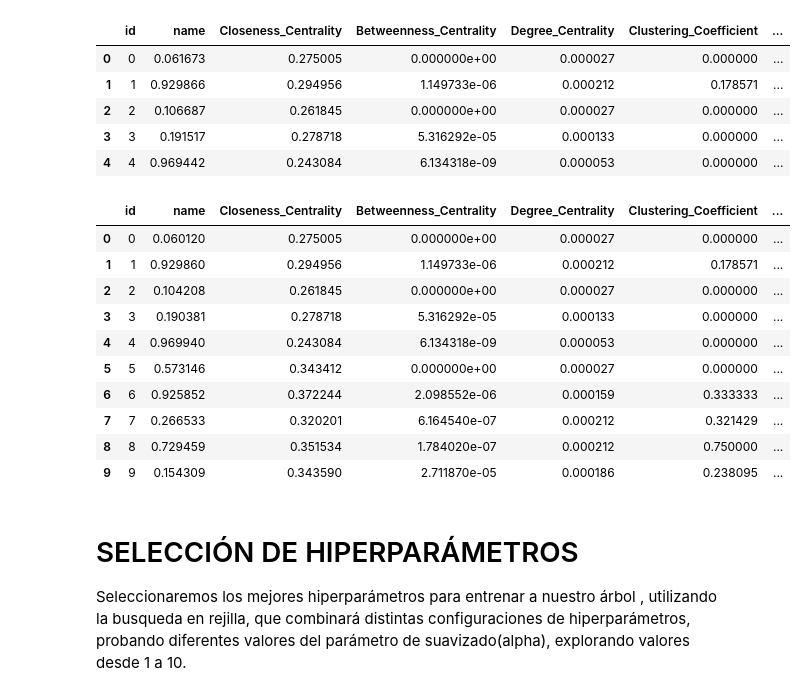
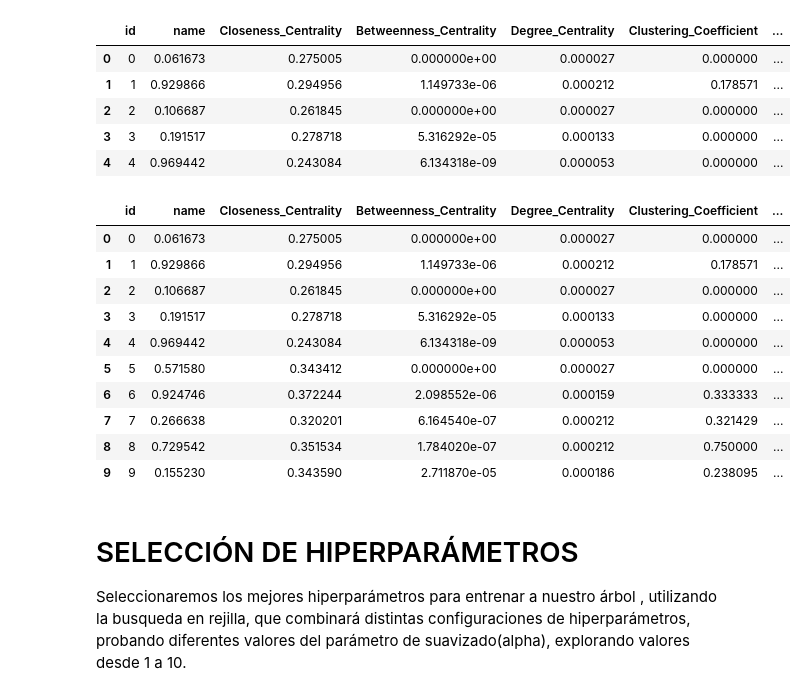
Before and after one commit to angelalop03/AprendizajeAutomaticoRelacional-G1, a Jupyter notebook: Modelos/NaiveBayes.ipynb, the cells around one changed output. Saved outputs shown, nothing was run; the diff lists cells and outputs as text; code cells hidden in the pictures.

```diff
--- a/Modelos/NaiveBayes.ipynb
+++ b/Modelos/NaiveBayes.ipynb
@@ -69,7 +68,9 @@ atributtes.head(5)
 Para garantizar que nuestro modelo de Naive Bayes funcione correctamente, es crucial qcodificar cualquier columna categórica que no pueda manejar directamente. Utilizaremos las técnicas más adecuadas para transformar las  categorias en numeros y discretizarlo según sea  necesario y despúes normalizarlo.
 # %%
 codificador_ad = OrdinalEncoder()
-atributtes[ad] = codificador_ad.fit_transform(atributtes[ad])
+codificador_ad.fit(atributtes[ad])
+
+atributtes[ad] = codificador_ad.transform(atributtes[ad])
 # %%
 #Normalizamos la columna nombre
 scaler = MinMaxScaler(
@@ -87,28 +88,28 @@ atributtes.head(5)
 # %%
 # Discretizamos
 
 discretizar = KBinsDiscretizer(
     n_bins=500,
     encode='ordinal',
     strategy='uniform'
 )
 
-atributtes['name'] = discretizar.fit_transform(atributtes[['name']])
-atributtes['name'] = scaler.fit_transform(atributtes[['name']])
+atributtes_discretized = atributtes.copy()
+atributtes_discretized[ac] = discretizar.fit_transform(atributtes[ac])
 
 atributtes.head(10)
 # %% [output]
 |  | id | name | Closeness_Centrality | Betweenness_Centrality | Degree_Centrality | Clustering_Coefficient | ... |
-| 0 | 0 | 0.060120 | 0.275005 | 0.000000e+00 | 0.000027 | 0.000000 | ... |
-| 1 | 1 | 0.929860 | 0.294956 | 1.149733e-06 | 0.000212 | 0.178571 | ... |
-| 2 | 2 | 0.104208 | 0.261845 | 0.000000e+00 | 0.000027 | 0.000000 | ... |
-| 3 | 3 | 0.190381 | 0.278718 | 5.316292e-05 | 0.000133 | 0.000000 | ... |
-| 4 | 4 | 0.969940 | 0.243084 | 6.134318e-09 | 0.000053 | 0.000000 | ... |
-| 5 | 5 | 0.573146 | 0.343412 | 0.000000e+00 | 0.000027 | 0.000000 | ... |
-| 6 | 6 | 0.925852 | 0.372244 | 2.098552e-06 | 0.000159 | 0.333333 | ... |
-| 7 | 7 | 0.266533 | 0.320201 | 6.164540e-07 | 0.000212 | 0.321429 | ... |
-| 8 | 8 | 0.729459 | 0.351534 | 1.784020e-07 | 0.000212 | 0.750000 | ... |
-| 9 | 9 | 0.154309 | 0.343590 | 2.711870e-05 | 0.000186 | 0.238095 | ... |
+| 0 | 0 | 0.061673 | 0.275005 | 0.000000e+00 | 0.000027 | 0.000000 | ... |
+| 1 | 1 | 0.929866 | 0.294956 | 1.149733e-06 | 0.000212 | 0.178571 | ... |
+| 2 | 2 | 0.106687 | 0.261845 | 0.000000e+00 | 0.000027 | 0.000000 | ... |
+| 3 | 3 | 0.191517 | 0.278718 | 5.316292e-05 | 0.000133 | 0.000000 | ... |
+| 4 | 4 | 0.969442 | 0.243084 | 6.134318e-09 | 0.000053 | 0.000000 | ... |
+| 5 | 5 | 0.571580 | 0.343412 | 0.000000e+00 | 0.000027 | 0.000000 | ... |
+| 6 | 6 | 0.924746 | 0.372244 | 2.098552e-06 | 0.000159 | 0.333333 | ... |
+| 7 | 7 | 0.266638 | 0.320201 | 6.164540e-07 | 0.000212 | 0.321429 | ... |
+| 8 | 8 | 0.729542 | 0.351534 | 1.784020e-07 | 0.000212 | 0.750000 | ... |
+| 9 | 9 | 0.155230 | 0.343590 | 2.711870e-05 | 0.000186 | 0.238095 | ... |
 # %% [markdown]
 # SELECCIÓN DE HIPERPARÁMETROS
 Seleccionaremos los mejores hiperparámetros para entrenar a nuestro árbol , utilizando la busqueda en rejilla, que combinará distintas configuraciones de hiperparámetros, probando diferentes valores del parámetro de suavizado(alpha), explorando valores desde 1 a 10.
```
Also changed, not shown: parts of 10 cells of this notebook.
